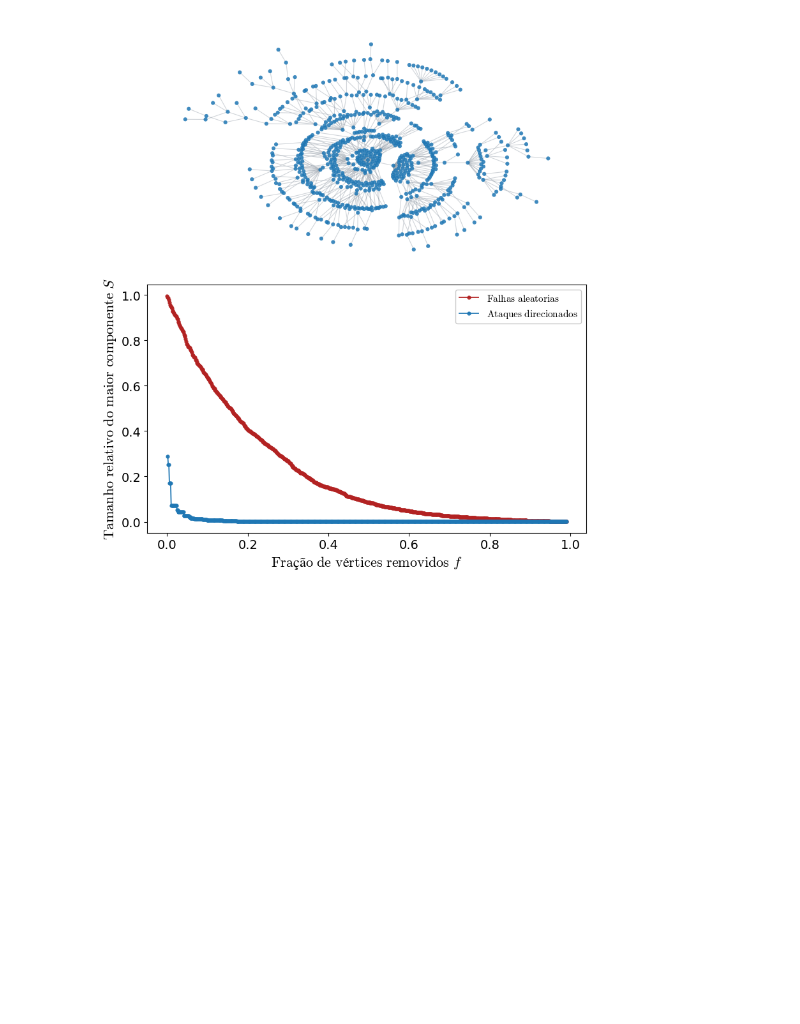
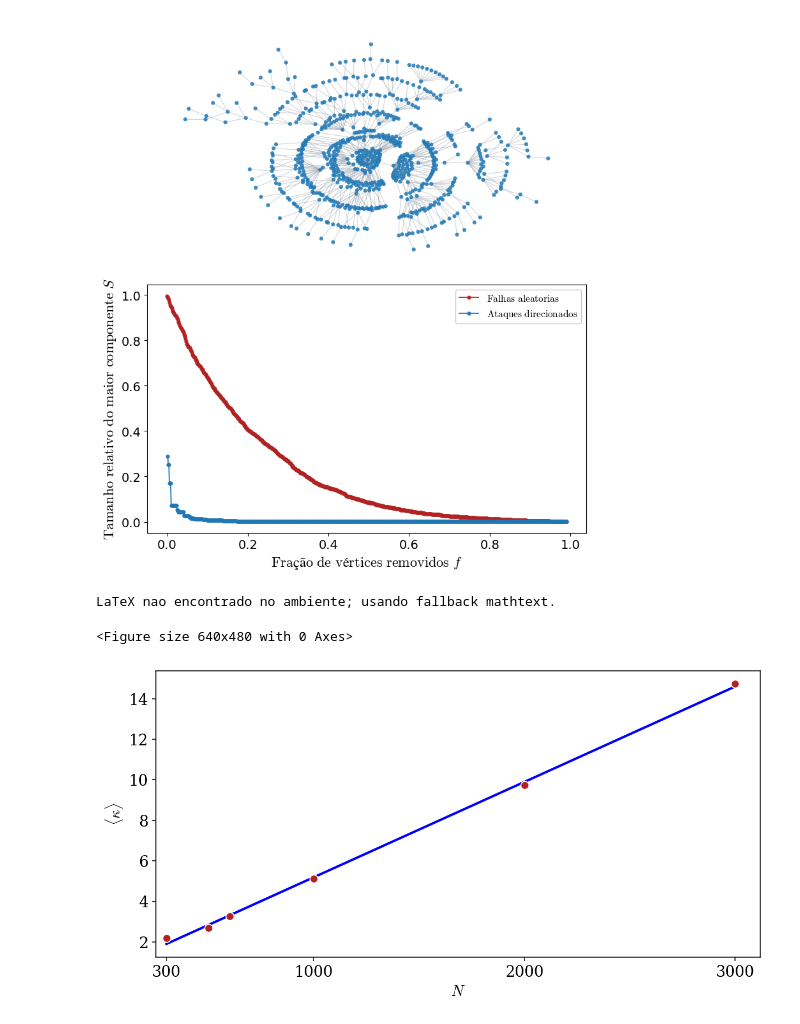
Before and after one commit to VictorFrancheto/refinamento_imagens, a Jupyter notebook: imagens_artigo.ipynb, the cells around one changed output. Saved outputs shown, nothing was run; the diff lists cells and outputs as text; code cells hidden in the pictures; blank space fills up the shorter version.

```diff
--- a/imagens_artigo.ipynb
+++ b/imagens_artigo.ipynb
@@ -1235,3 +1235,70 @@ findfont: Generic family 'serif' not found because none of the following familie
 findfont: Generic family 'serif' not found because none of the following families were found: Computer Modern Roman
 findfont: Generic family 'serif' not found because none of the following families were found: Computer Modern Roman
 [figure]
+# %%
+import matplotlib.pyplot as plt
+import numpy as np
+from matplotlib.transforms import ScaledTranslation
+
+# Dados da tabela
+N = np.array([300, 500, 600, 1000, 2000, 3000])
+kappa = np.array([2.2, 2.7, 3.27, 5.12, 9.73, 14.74])
+
+# Tenta usar LaTeX real; se nao houver latex instalado, usa fallback com mathtext
+use_tex = True
+try:
+    plt.rcParams.update({
+        "text.usetex": True,
+        "font.family": "serif",
+        "font.serif": ["Computer Modern Roman"],
+        "axes.unicode_minus": False,
+    })
+    _fig_test = plt.figure()
+    _fig_test.text(0.5, 0.5, r"$N$")
+    _fig_test.canvas.draw()
+    plt.close(_fig_test)
+except Exception:
+    use_tex = False
+    plt.rcParams.update({
+        "text.usetex": False,
+        "mathtext.fontset": "cm",
+        "font.family": "DejaVu Serif",
+        "axes.unicode_minus": False,
+    })
+
+if not use_tex:
+    print("LaTeX nao encontrado no ambiente; usando fallback mathtext.")
+
+fig, ax = plt.subplots(figsize=(8.8, 4.8), dpi=140)
+
+# Pontos experimentais (destaque visual)
+ax.scatter(
+    N, kappa,
+    s=54,
+    color='#b22222',
+    edgecolor='white',
+    linewidth=0.9,
+    zorder=3
+ )
+
+# Ajuste linear (reta) em azul
+coef = np.polyfit(N, kappa, 1)
+x_line = np.linspace(N.min(), N.max(), 300)
+y_line = np.polyval(coef, x_line)
+ax.plot(x_line, y_line, color='blue', linewidth=2.2, zorder=2)
+
+ax.set_xlabel(r'$N$')
+ax.set_ylabel(r'$\langle \kappa \rangle$')
+#ax.set_title(r'Relacao entre $N$ e $\langle \kappa \rangle$')
+
+# Sem linhas de fundo e apenas os ticks desejados no eixo x
+ax.grid(False)
+ax.set_xticks([300, 1000, 2000, 3000])
+ax.set_xlim(250, 3120)
+
+plt.tight_layout(rect=[0, 0.04, 1, 1])
+plt.show()
+# %% [output]
+LaTeX nao encontrado no ambiente; usando fallback mathtext.
+<Figure size 640x480 with 0 Axes>
+[figure, added]
```
Also changed, not shown: 1 other file.
